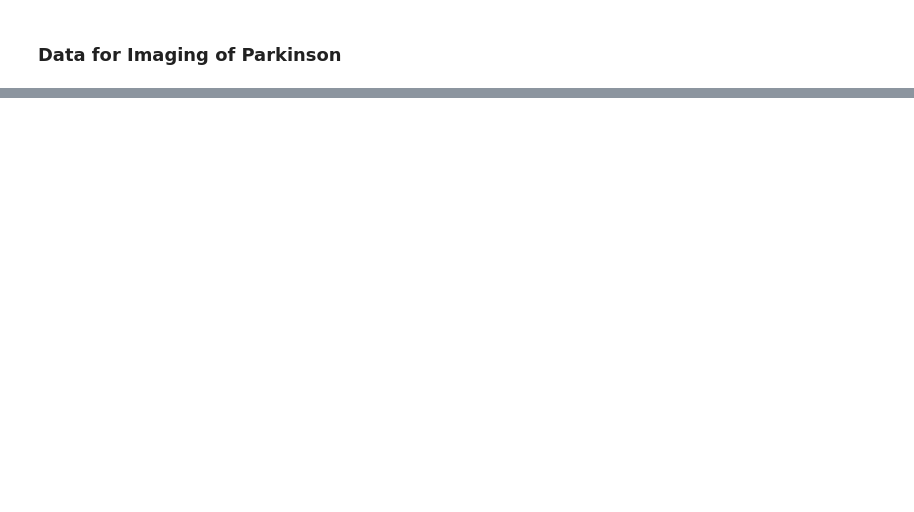
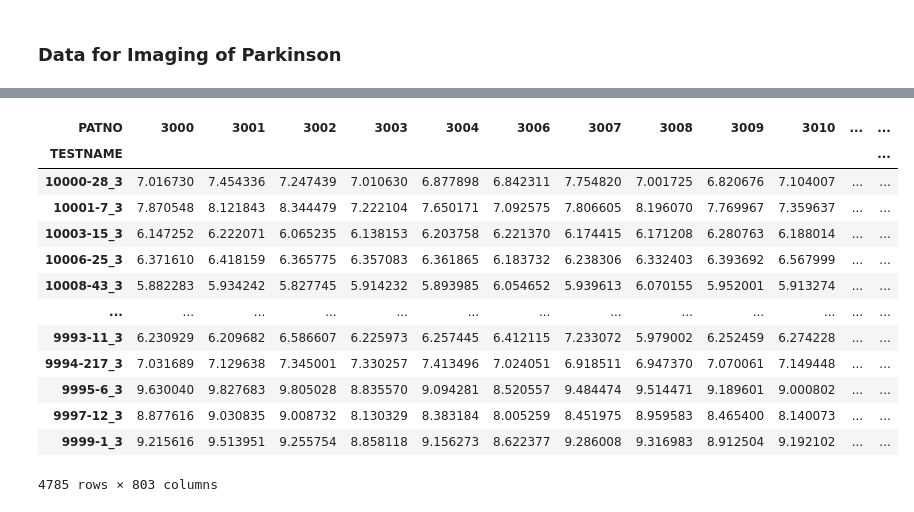
Before and after one commit to zainabnazari/ppmi, a Jupyter notebook: proteomic.ipynb, the cells around one changed output, grey strips where cells are left out. Drawn from its saved outputs; the diff is of its cells as text; code cells hidden in the pictures; blank space fills up the shorter version.

Commit message:
proteomic and dask added

```diff
--- a/proteomic.ipynb
+++ b/proteomic.ipynb
@@ -52,4 +52,5 @@ from sklearn.utils import class_weight
 # %% [markdown]
 ### Data for Imaging of Parkinson ###
 # %%
-path2 = Path("/Users/zainabnazari/data") # where the output data will be saved at the end. TAC
+path2 = Path("/home/znazari/data")# where the output data will be saved at the end.
+path3 = Path("/home/znazari/data/open_proteomic/")
@@ -75,0 +77,22 @@ proteomic
+# %%
+# Specify the base file name and path
+base_file_name = "Project_151_pQTL_in_CSF_{}_of_7_Batch_Corrected_.csv"
+
+# Number of files
+num_files = 7
+
+# List to store DataFrames
+dfs = []
+
+# Loop through the file indices and read each file
+for file_index in range(1, num_files + 1):
+    file_name = base_file_name.format(file_index)
+    file_path = path3 / file_name
+
+    # Check if the file exists before attempting to read it
+    if file_path.is_file():
+        # Read the CSV file and append it to the list
+        df = pd.read_csv(file_path, delimiter=',')
+        dfs.append(df)
+    else:
+        print(f"File {file_name} not found.")
@@ -75,0 +115,26 @@ proteomic
+# %%
+# Concatenate all DataFrames into a single DataFrame
+result_df = pd.concat(dfs, ignore_index=True)
+
+# Filter out patients diagnosed as Prodromal
+result_df = result_df[result_df['COHORT'] != 'Prodromal']
+
+# Pivot the DataFrame to get the desired format
+result_pivot = result_df.pivot(index='TESTNAME', columns='PATNO', values='TESTVALUE')
+# %%
+result_pivot
+# %% [output]
+| PATNO | 3000 | 3001 | 3002 | 3003 | 3004 | 3006 | 3007 | 3008 | 3009 | 3010 | ... | ... |
+| TESTNAME |  |  |  |  |  |  |  |  |  |  |  | ... |
+| 10000-28_3 | 7.016730 | 7.454336 | 7.247439 | 7.010630 | 6.877898 | 6.842311 | 7.754820 | 7.001725 | 6.820676 | 7.104007 | ... | ... |
+| 10001-7_3 | 7.870548 | 8.121843 | 8.344479 | 7.222104 | 7.650171 | 7.092575 | 7.806605 | 8.196070 | 7.769967 | 7.359637 | ... | ... |
+| 10003-15_3 | 6.147252 | 6.222071 | 6.065235 | 6.138153 | 6.203758 | 6.221370 | 6.174415 | 6.171208 | 6.280763 | 6.188014 | ... | ... |
+| 10006-25_3 | 6.371610 | 6.418159 | 6.365775 | 6.357083 | 6.361865 | 6.183732 | 6.238306 | 6.332403 | 6.393692 | 6.567999 | ... | ... |
+| 10008-43_3 | 5.882283 | 5.934242 | 5.827745 | 5.914232 | 5.893985 | 6.054652 | 5.939613 | 6.070155 | 5.952001 | 5.913274 | ... | ... |
+| ... | ... | ... | ... | ... | ... | ... | ... | ... | ... | ... | ... | ... |
+| 9993-11_3 | 6.230929 | 6.209682 | 6.586607 | 6.225973 | 6.257445 | 6.412115 | 7.233072 | 5.979002 | 6.252459 | 6.274228 | ... | ... |
+| 9994-217_3 | 7.031689 | 7.129638 | 7.345001 | 7.330257 | 7.413496 | 7.024051 | 6.918511 | 6.947370 | 7.070061 | 7.149448 | ... | ... |
+| 9995-6_3 | 9.630040 | 9.827683 | 9.805028 | 8.835570 | 9.094281 | 8.520557 | 9.484474 | 9.514471 | 9.189601 | 9.000802 | ... | ... |
+| 9997-12_3 | 8.877616 | 9.030835 | 9.008732 | 8.130329 | 8.383184 | 8.005259 | 8.451975 | 8.959583 | 8.465400 | 8.140073 | ... | ... |
+| 9999-1_3 | 9.215616 | 9.513951 | 9.255754 | 8.858118 | 9.156273 | 8.622377 | 9.286008 | 9.316983 | 8.912504 | 9.192102 | ... | ... |
+4785 rows × 803 columns
```
Also changed, not shown: parts of 9 cells of this notebook, 9 other files.
